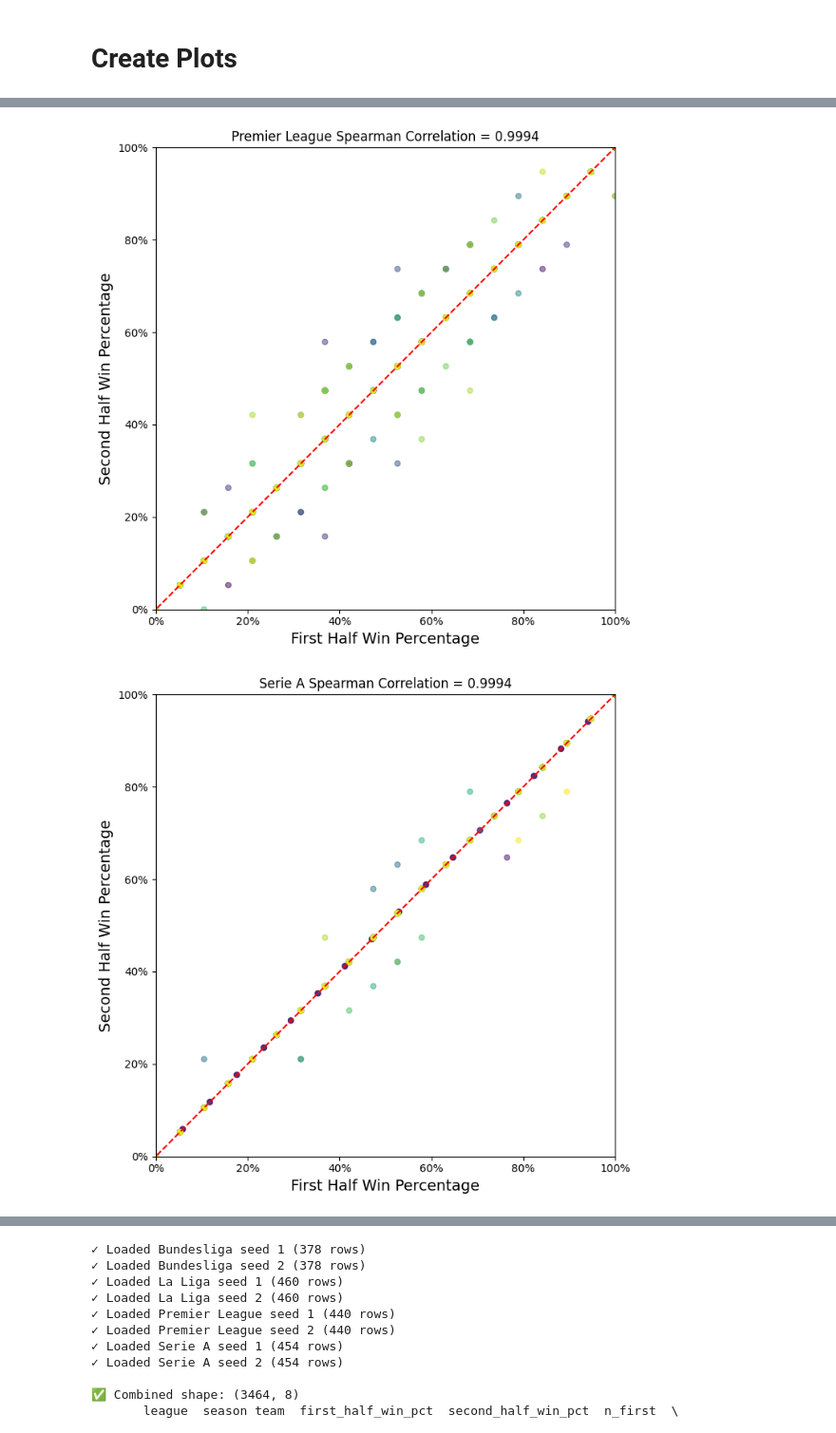
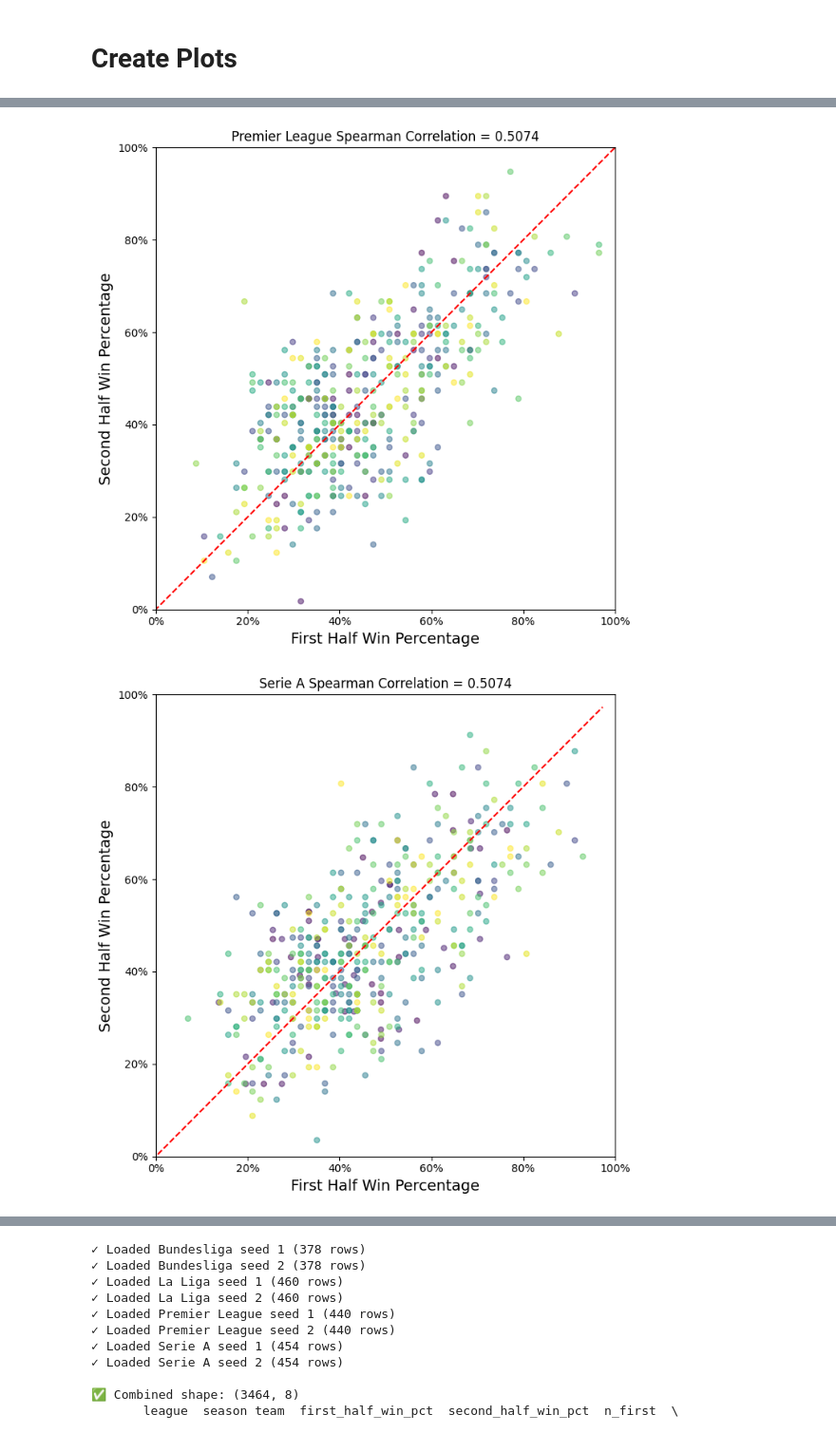
Before and after one commit to mikeyautorino2/skillvsluck, a Jupyter notebook: output/european_soccer_leagues/correlations/correlations.ipynb, the cells around one changed output, grey strips where cells are left out. Shown at 95% size. Saved outputs shown, nothing was run; the diff lists cells and outputs as text; code cells hidden in the pictures.

```diff
--- a/output/european_soccer_leagues/correlations/correlations.ipynb
+++ b/output/european_soccer_leagues/correlations/correlations.ipynb
@@ -139,13 +139,13 @@ allleagues
 1732 rows × 5 columns
 # %%
 # Testing the spearman correlations
-
-allleagues = pd.read_csv("/Users/joeyli/skillvsluck/output/european_soccer_leagues/correlations/skilled_correlations/skill_league_correlation_metrics.csv")
+league_data = ["Bundesliga", "Premier League", "Serie A", "La Liga"]
+allleagues = pd.read_csv("/Users/joeyli/skillvsluck/output/european_soccer_leagues/correlations/match_data_correlations/actual_win_pct.csv")
 for league in league_data:
     #df = league_data[league] #normal leagues
     df = allleagues[allleagues["league"] ==league].copy() # skilled leagues
     spearman = df.drop(columns=["league", "team", "season"])
     corr = spearman.corr("spearman").iloc[1, 0].round(4)
     print(corr)
-allleagues
+print(allleagues)
 # %% [output]
@@ -171,13 +172,14 @@ allleagues
 # %%
 print(allleagues)
 import matplotlib.ticker as mtick
+league_data = ["Bundesliga", "Premier League", "Serie A", "La Liga"]
 out = []
 for league in league_data:
     fig, ax = plt.subplots(figsize=(7,7), constrained_layout=True)
     df = allleagues[allleagues["league"] == league].copy()
     df["season"] = df["season"].astype(int)
     # spearman = df.drop(columns=["league", "team", "season", "n_first","n_second"])
-    r_s, p_s = stats.spearmanr(df["first_half_points"], df["second_half_points"])
+    r_s, p_s = stats.spearmanr(df["first_half_win_pct"], df["second_half_win_pct"])
 
         #/ by points per game and divide by 3 to get win percentage
     out.append({
@@ -187,7 +189,7 @@ for league in league_data:
         })
 
     df.plot(
-        x="first_half_points", y="second_half_points", kind="scatter", ax=ax, marker='o', alpha=0.5, s=25,          # circle marker
+        x="first_half_win_pct", y="second_half_win_pct", kind="scatter", ax=ax, marker='o', alpha=0.5, s=25,          # circle marker
         c=df["season"],  # 'c' instead of 'color' for a color map
         cmap="viridis"
     )
@@ -234,2 +236,2 @@ pd.DataFrame(out).sort_values('league').to_csv("overall_correlations_pure_skill.
-[figure, old version]
+[figure, new version]
-[figure, old version]
+[figure, new version]
```
Also changed, not shown: parts of 4 cells of this notebook, 14 other files.
